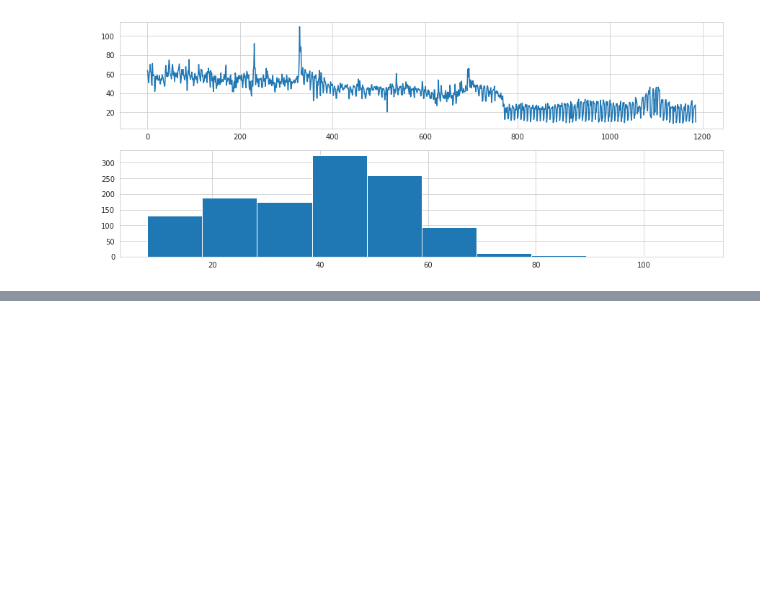
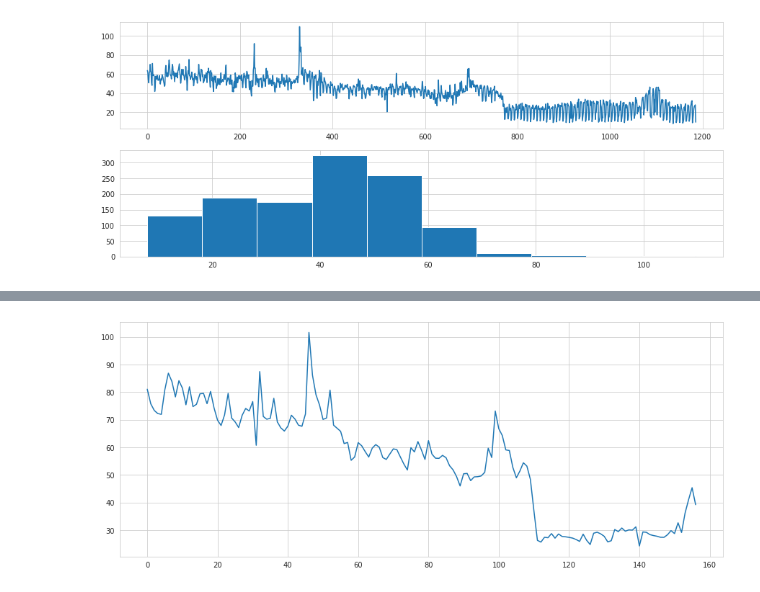
Before and after one commit to evgenia82/loyola-capstone-groupon, a Jupyter notebook: 03_EDA_with_visuals_time_series.ipynb, the cells around one changed output, grey strips where cells are left out. Drawn from its saved outputs; the diff is of its cells as text; code cells hidden in the pictures; blank space fills up the shorter version.

```diff
--- a/03_EDA_with_visuals_time_series.ipynb
+++ b/03_EDA_with_visuals_time_series.ipynb
@@ -468,0 +471,4 @@ Lambda: 0.915911
+# %%
+refunds_data = refunds_df.copy()
+refunds_data.reset_index(inplace = True)
+refunds_data.head()
@@ -468,0 +482,9 @@ Lambda: 0.915911
+# %%
+dataframe = pd.DataFrame()
+dataframe['year'] = [refunds_data.transaction_date[i].year for i in range(len(refunds_data))]
+dataframe['month'] = [refunds_data.transaction_date[i].month for i in range(len(refunds_data))]
+dataframe['day'] = [refunds_data.transaction_date[i].day for i in range(len(refunds_data))]
+dataframe['week'] = [refunds_data.transaction_date[i].week for i in range(len(refunds_data))]
+dataframe['weekday'] = [refunds_data.transaction_date[i].weekday() for i in range(len(refunds_data))]
+dataframe['refunds'] = [refunds_data.refunds[i] for i in range(len(refunds_data))]
+print(dataframe.head(5))
@@ -468,0 +551,6 @@ Lambda: 0.915911
+# %%
+plt.figure(1,figsize=(15,6))
+plt.plot(weekly_avg['mean'])
+plt.show()
+# %% [output]
+[figure, added]
```
Also changed, not shown: parts of 11 cells of this notebook.
